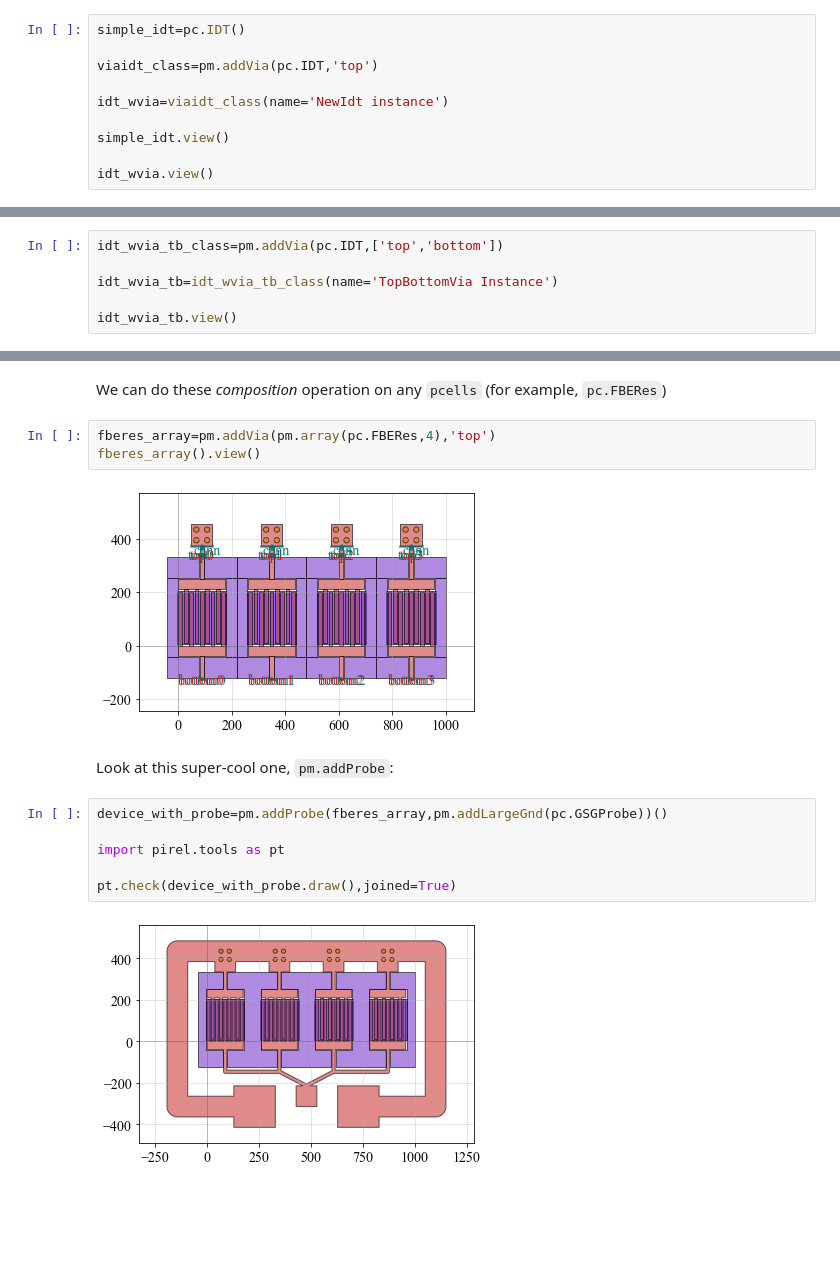
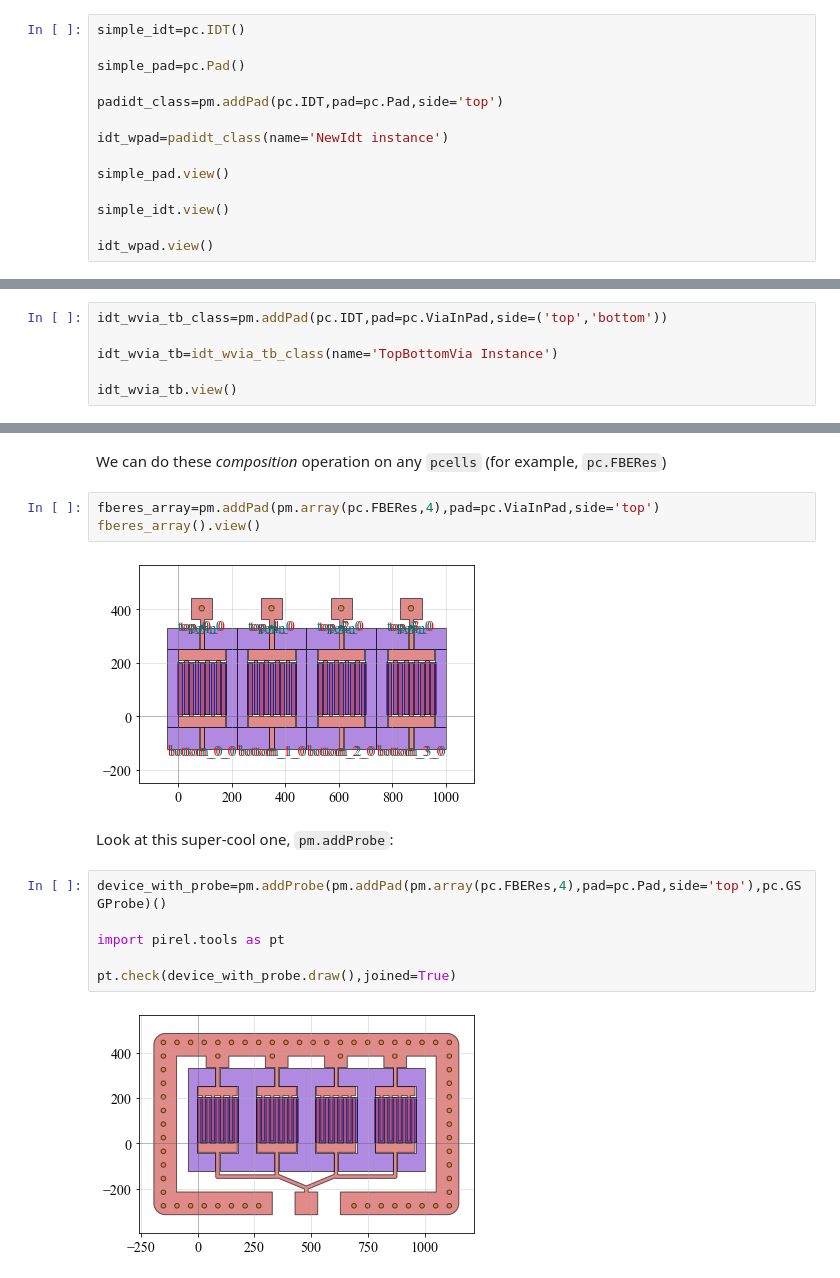
Before and after one commit to giumc/pirel, a Jupyter notebook: tutorials/Tutorial_modifiers.ipynb, the cells around one changed output, grey strips where cells are left out. Cells and saved outputs as stored; diff of their text form; blank space fills up the shorter version.

````diff
--- a/tutorials/Tutorial_modifiers.ipynb
+++ b/tutorials/Tutorial_modifiers.ipynb
@@ -14,11 +16,15 @@ Here is what to do:
 # %%
 simple_idt=pc.IDT()
 
-viaidt_class=pm.addVia(pc.IDT,'top')
+simple_pad=pc.Pad()
 
-idt_wvia=viaidt_class(name='NewIdt instance')
+padidt_class=pm.addPad(pc.IDT,pad=pc.Pad,side='top')
+
+idt_wpad=padidt_class(name='NewIdt instance')
+
+simple_pad.view()
 
 simple_idt.view()
 
-idt_wvia.view()
+idt_wpad.view()
 # %% [output]
@@ -33,5 +40,5 @@ we can also create another class with vias on top and bottom ports...
 # %%
-idt_wvia_tb_class=pm.addVia(pc.IDT,['top','bottom'])
+idt_wvia_tb_class=pm.addPad(pc.IDT,pad=pc.ViaInPad,side=('top','bottom'))
 
 idt_wvia_tb=idt_wvia_tb_class(name='TopBottomVia Instance')
 
@@ -120,17 +144,17 @@ complex_cell.view()
 # %% [markdown]
 We can do these *composition* operation on any ```pcells``` (for example, ```pc.FBERes```)
 # %%
-fberes_array=pm.addVia(pm.array(pc.FBERes,4),'top')
+fberes_array=pm.addPad(pm.array(pc.FBERes,4),pad=pc.ViaInPad,side='top')
 fberes_array().view()
 # %% [output]
-[figure, old version]
+[figure, new version]
 # %% [markdown]
 Look at this super-cool one, ```pm.addProbe```:
 # %%
-device_with_probe=pm.addProbe(fberes_array,pm.addLargeGnd(pc.GSGProbe))()
+device_with_probe=pm.addProbe(pm.addPad(pm.array(pc.FBERes,4),pad=pc.Pad,side='top'),pc.GSGProbe)()
 
 import pirel.tools as pt
 
 pt.check(device_with_probe.draw(),joined=True)
 # %% [output]
-[figure, old version]
+[figure, new version]
````
Also changed, not shown: parts of 15 cells of this notebook, 6 other files.
